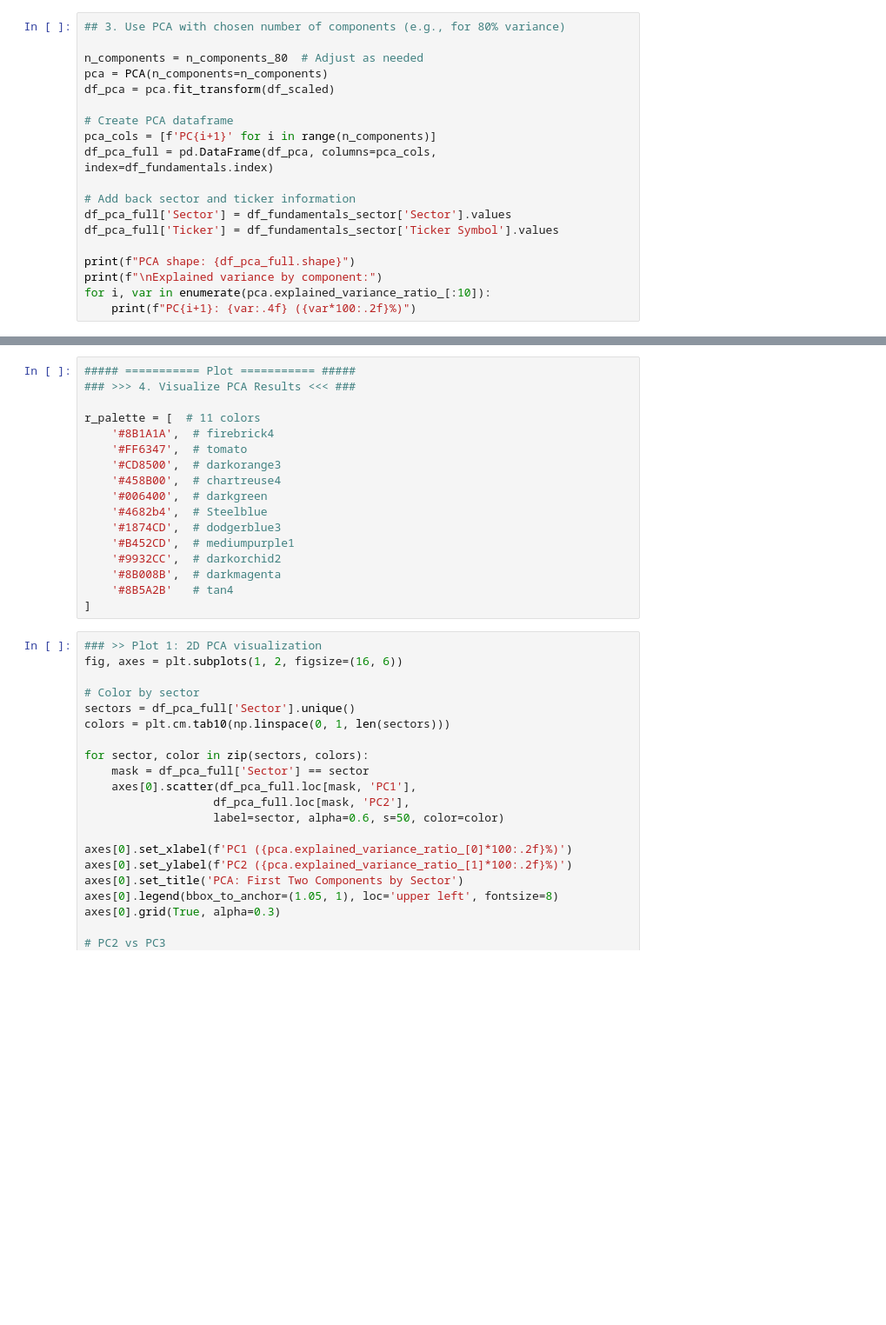
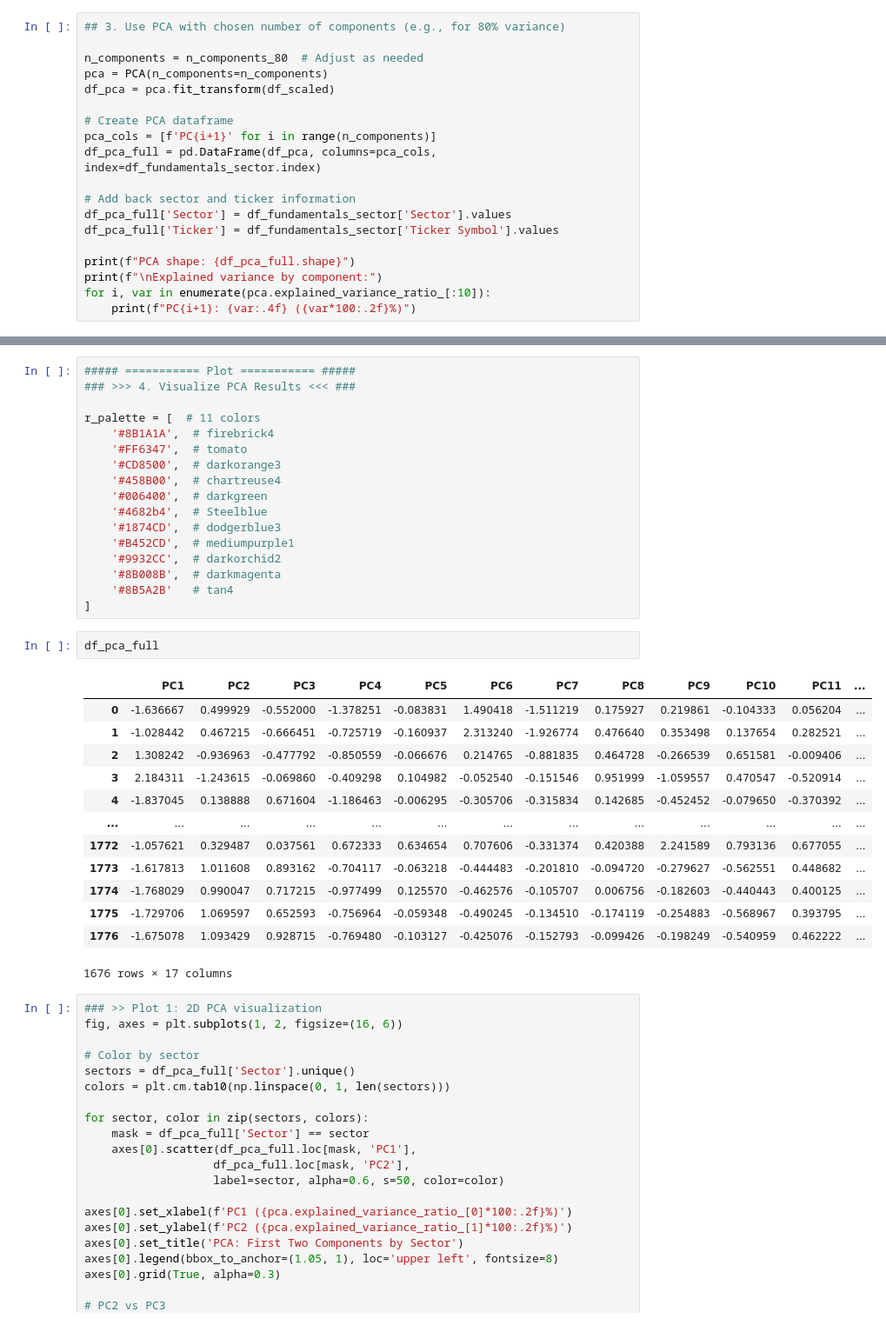
Before and after one commit to yikai82/ML-Project-NYSX, a Jupyter notebook: experiments/NYSX_test10_sectors_PCA_UMAP.ipynb, the cells around one changed output, grey strips where cells are left out. Shown at 87% size. Saved outputs shown, nothing was run; the diff lists cells and outputs as text; blank space fills up the shorter version.

```diff
--- a/experiments/NYSX_test10_sectors_PCA_UMAP.ipynb
+++ b/experiments/NYSX_test10_sectors_PCA_UMAP.ipynb
@@ -405,7 +412,7 @@ df_pca = pca.fit_transform(df_scaled)
 
 # Create PCA dataframe
 pca_cols = [f'PC{i+1}' for i in range(n_components)]
-df_pca_full = pd.DataFrame(df_pca, columns=pca_cols, index=df_fundamentals.index)
+df_pca_full = pd.DataFrame(df_pca, columns=pca_cols, index=df_fundamentals_sector.index)
 
 # Add back sector and ticker information
 df_pca_full['Sector'] = df_fundamentals_sector['Sector'].values
@@ -446,6 +453,22 @@ r_palette = [  # 11 colors
     '#8B008B',  # darkmagenta
     '#8B5A2B'   # tan4
 ]
+# %%
+df_pca_full
+# %% [output]
+|  | PC1 | PC2 | PC3 | PC4 | PC5 | PC6 | PC7 | PC8 | PC9 | PC10 | PC11 | ... |
+| 0 | -1.636667 | 0.499929 | -0.552000 | -1.378251 | -0.083831 | 1.490418 | -1.511219 | 0.175927 | 0.219861 | -0.104333 | 0.056204 | ... |
+| 1 | -1.028442 | 0.467215 | -0.666451 | -0.725719 | -0.160937 | 2.313240 | -1.926774 | 0.476640 | 0.353498 | 0.137654 | 0.282521 | ... |
+| 2 | 1.308242 | -0.936963 | -0.477792 | -0.850559 | -0.066676 | 0.214765 | -0.881835 | 0.464728 | -0.266539 | 0.651581 | -0.009406 | ... |
+| 3 | 2.184311 | -1.243615 | -0.069860 | -0.409298 | 0.104982 | -0.052540 | -0.151546 | 0.951999 | -1.059557 | 0.470547 | -0.520914 | ... |
+| 4 | -1.837045 | 0.138888 | 0.671604 | -1.186463 | -0.006295 | -0.305706 | -0.315834 | 0.142685 | -0.452452 | -0.079650 | -0.370392 | ... |
+| ... | ... | ... | ... | ... | ... | ... | ... | ... | ... | ... | ... | ... |
+| 1772 | -1.057621 | 0.329487 | 0.037561 | 0.672333 | 0.634654 | 0.707606 | -0.331374 | 0.420388 | 2.241589 | 0.793136 | 0.677055 | ... |
+| 1773 | -1.617813 | 1.011608 | 0.893162 | -0.704117 | -0.063218 | -0.444483 | -0.201810 | -0.094720 | -0.279627 | -0.562551 | 0.448682 | ... |
+| 1774 | -1.768029 | 0.990047 | 0.717215 | -0.977499 | 0.125570 | -0.462576 | -0.105707 | 0.006756 | -0.182603 | -0.440443 | 0.400125 | ... |
+| 1775 | -1.729706 | 1.069597 | 0.652593 | -0.756964 | -0.059348 | -0.490245 | -0.134510 | -0.174119 | -0.254883 | -0.568967 | 0.393795 | ... |
+| 1776 | -1.675078 | 1.093429 | 0.928715 | -0.769480 | -0.103127 | -0.425076 | -0.152793 | -0.099426 | -0.198249 | -0.540959 | 0.462222 | ... |
+1676 rows × 17 columns
 # %%
 ### >> Plot 1: 2D PCA visualization
 fig, axes = plt.subplots(1, 2, figsize=(16, 6))
```
Also changed, not shown: parts of 13 cells of this notebook.
